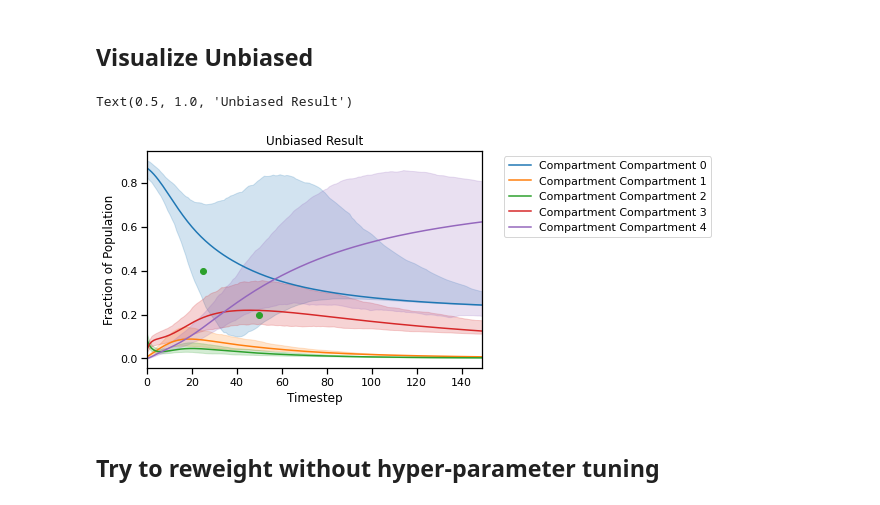
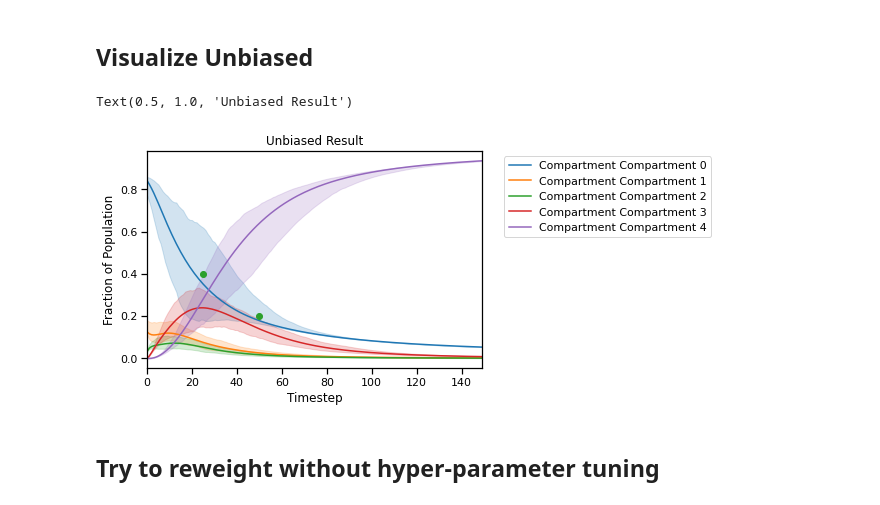
Before and after one commit to ur-whitelab/py0, a Jupyter notebook: examples/Algorithm2.ipynb, the cells around one changed output. Cells and saved outputs as stored; diff of their text form; code cells hidden in the pictures.

```diff
--- a/examples/Algorithm2.ipynb
+++ b/examples/Algorithm2.ipynb
@@ -168,15 +177,15 @@ maxent_model.compile(tf.keras.optimizers.Adam(learning_rate=1e-2), 'mean_squared
 # %% [markdown]
 ## Visualize Unbiased
 # %%
-psample = [j.sample(param_batch_size) for j in unbiased_joint]
+psample = unbiased_model.sample(param_batch_size)
 trajs = meta_model(*psample)
 maxentep.traj_quantile(trajs[:,:,0,:])
 plt.plot(25, r1.target, 'o', color='C2')
 plt.plot(50, r2.target, 'o', color='C2')
 plt.title('Unbiased Result')
 # %% [output]
 Text(0.5, 1.0, 'Unbiased Result')
-[figure, old version]
+[figure, new version]
 # %% [markdown]
 ## Try to reweight without hyper-parameter tuning
 # %%
```
Also changed, not shown: parts of 26 cells of this notebook, 3 other files.
